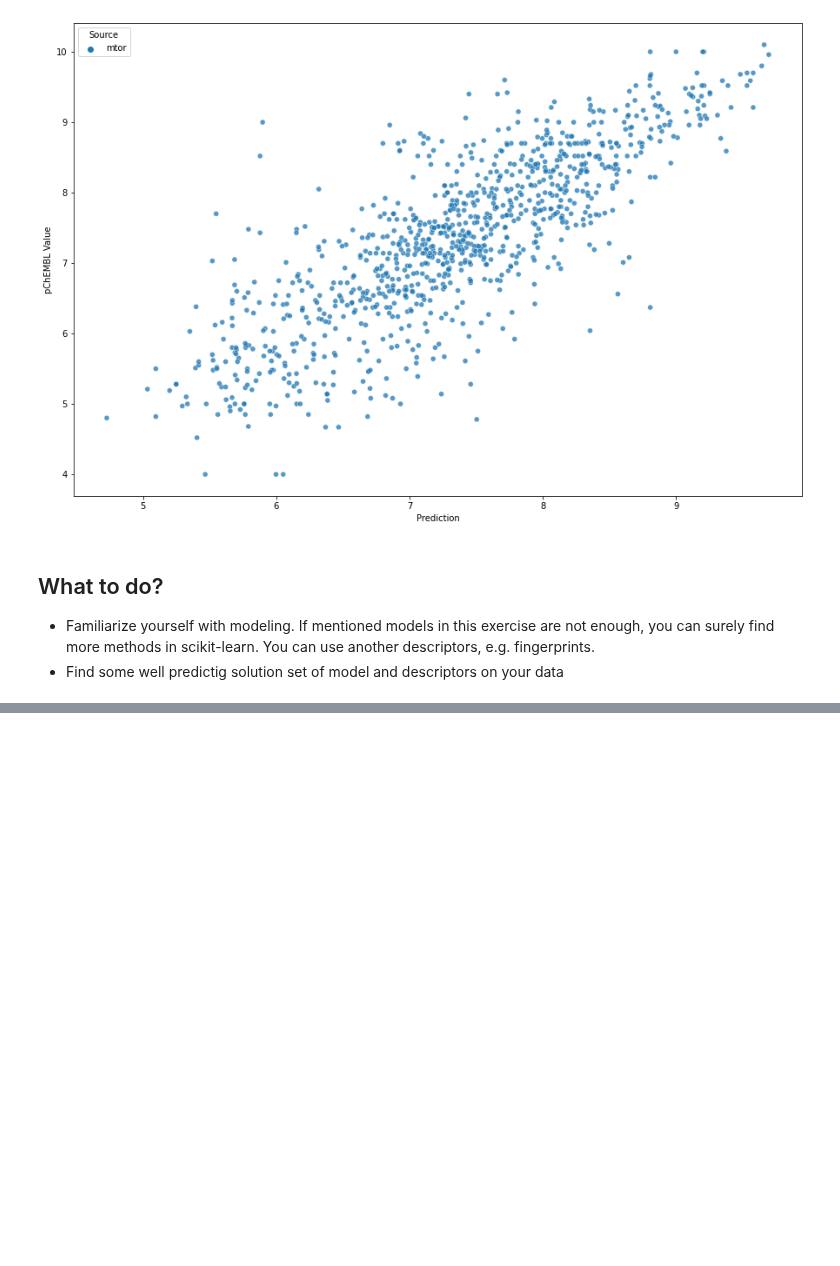
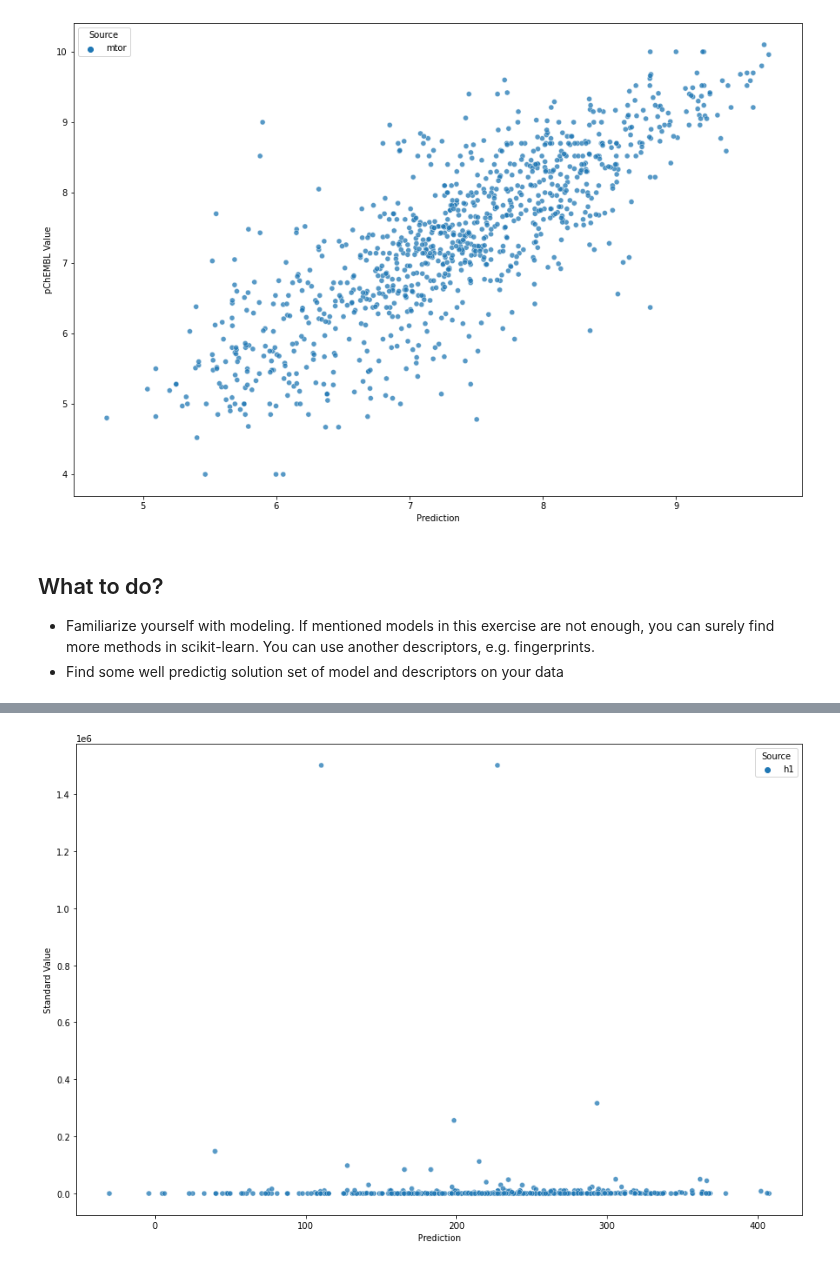
Before and after one commit to lich-uct/cdd2021, a Jupyter notebook: cervenku/12_modelling.ipynb, the cells around one changed output, grey strips where cells are left out. Drawn from its saved outputs; the diff is of its cells as text; code cells hidden in the pictures; blank space fills up the shorter version.

```diff
--- a/cervenku/12_modelling.ipynb
+++ b/cervenku/12_modelling.ipynb
@@ -436,0 +557,12 @@ p=seaborn.scatterplot(x="Prediction",
+# %%
+fig, ax = pyplot.subplots(figsize=(15,10))
+p=seaborn.scatterplot(x="Prediction",
+                      y="Standard Value",
+                      data=res_h1[res_h1["Standard Value"]<mx_h1],
+                      hue="Source",
+                      legend="brief",
+                      ax=ax,
+                      alpha=0.75
+                     )
+# %% [output]
+[figure, added]
```
Also changed, not shown: parts of 79 cells of this notebook.
